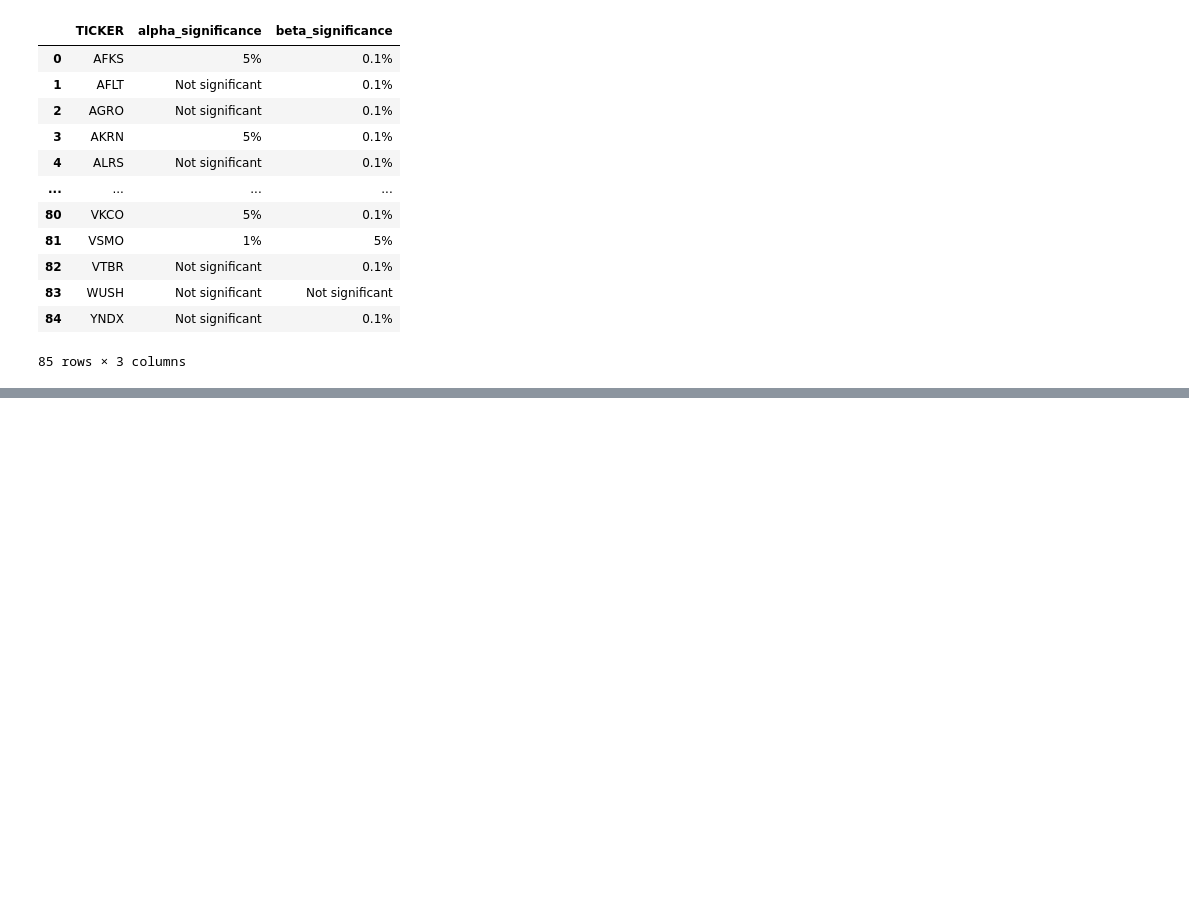
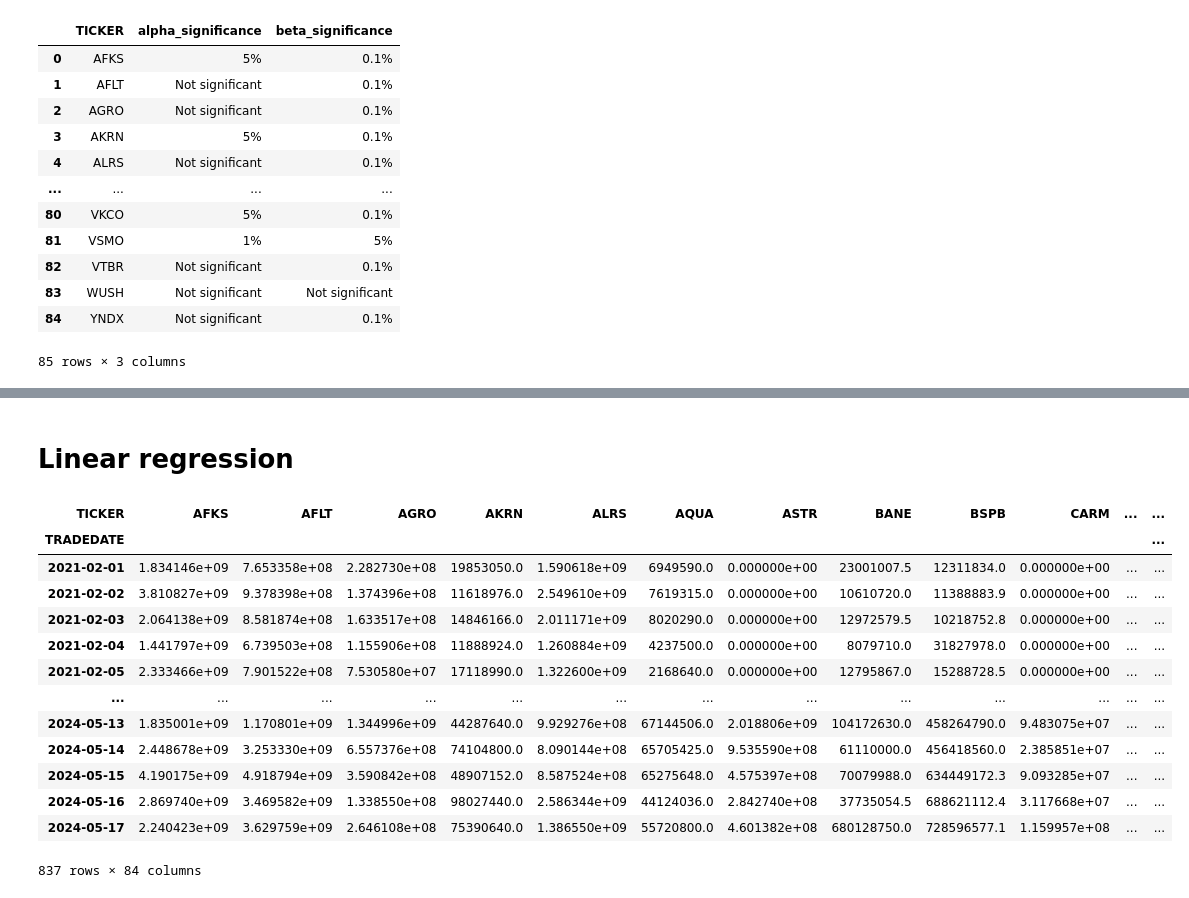
Before and after one commit to someawesomee/Event-study, a Jupyter notebook: analytics.ipynb, the cells around one changed output, grey strips where cells are left out. Drawn from its saved outputs; the diff is of its cells as text; code cells hidden in the pictures; blank space fills up the shorter version.

```diff
--- a/analytics.ipynb
+++ b/analytics.ipynb
@@ -891,0 +1059,2 @@ UnicodeDecodeError: 'utf-8' codec can't decode byte 0xc8 in position 176: invali
+# %% [markdown]
+# Linear regression
@@ -891,0 +1086,26 @@ UnicodeDecodeError: 'utf-8' codec can't decode byte 0xc8 in position 176: invali
+# %%
+df_cap = pd.read_csv('stock_prices_market_cap.csv')
+df_cap = df_cap.loc[df_cap['TRADEDATE']!= 'TRADEDATE']
+df_cap = df_cap[['TRADEDATE', 'TICKER', 'SIZE']]
+df_cap['TRADEDATE'] = pd.to_datetime(df_cap['TRADEDATE'])
+# df_cap = df_cap.drop_duplicates(subset=['TRADEDATE'])
+df_cap = df_cap.dropna()
+df_cap['TRADEDATE'] = pd.to_datetime(df_cap['TRADEDATE'])
+df_cap = df_cap.pivot(index = 'TRADEDATE', columns='TICKER', values = 'SIZE' )
+df_cap = df_cap.fillna(0)
+df_cap
+# %% [output]
+| TICKER | AFKS | AFLT | AGRO | AKRN | ALRS | AQUA | ASTR | BANE | BSPB | CARM | ... | ... |
+| TRADEDATE |  |  |  |  |  |  |  |  |  |  |  | ... |
+| 2021-02-01 | 1.834146e+09 | 7.653358e+08 | 2.282730e+08 | 19853050.0 | 1.590618e+09 | 6949590.0 | 0.000000e+00 | 23001007.5 | 12311834.0 | 0.000000e+00 | ... | ... |
+| 2021-02-02 | 3.810827e+09 | 9.378398e+08 | 1.374396e+08 | 11618976.0 | 2.549610e+09 | 7619315.0 | 0.000000e+00 | 10610720.0 | 11388883.9 | 0.000000e+00 | ... | ... |
+| 2021-02-03 | 2.064138e+09 | 8.581874e+08 | 1.633517e+08 | 14846166.0 | 2.011171e+09 | 8020290.0 | 0.000000e+00 | 12972579.5 | 10218752.8 | 0.000000e+00 | ... | ... |
+| 2021-02-04 | 1.441797e+09 | 6.739503e+08 | 1.155906e+08 | 11888924.0 | 1.260884e+09 | 4237500.0 | 0.000000e+00 | 8079710.0 | 31827978.0 | 0.000000e+00 | ... | ... |
+| 2021-02-05 | 2.333466e+09 | 7.901522e+08 | 7.530580e+07 | 17118990.0 | 1.322600e+09 | 2168640.0 | 0.000000e+00 | 12795867.0 | 15288728.5 | 0.000000e+00 | ... | ... |
+| ... | ... | ... | ... | ... | ... | ... | ... | ... | ... | ... | ... | ... |
+| 2024-05-13 | 1.835001e+09 | 1.170801e+09 | 1.344996e+09 | 44287640.0 | 9.929276e+08 | 67144506.0 | 2.018806e+09 | 104172630.0 | 458264790.0 | 9.483075e+07 | ... | ... |
+| 2024-05-14 | 2.448678e+09 | 3.253330e+09 | 6.557376e+08 | 74104800.0 | 8.090144e+08 | 65705425.0 | 9.535590e+08 | 61110000.0 | 456418560.0 | 2.385851e+07 | ... | ... |
+| 2024-05-15 | 4.190175e+09 | 4.918794e+09 | 3.590842e+08 | 48907152.0 | 8.587524e+08 | 65275648.0 | 4.575397e+08 | 70079988.0 | 634449172.3 | 9.093285e+07 | ... | ... |
+| 2024-05-16 | 2.869740e+09 | 3.469582e+09 | 1.338550e+08 | 98027440.0 | 2.586344e+09 | 44124036.0 | 2.842740e+08 | 37735054.5 | 688621112.4 | 3.117668e+07 | ... | ... |
+| 2024-05-17 | 2.240423e+09 | 3.629759e+09 | 2.646108e+08 | 75390640.0 | 1.386550e+09 | 55720800.0 | 4.601382e+08 | 680128750.0 | 728596577.1 | 1.159957e+08 | ... | ... |
+837 rows × 84 columns
```
Also changed, not shown: parts of 64 cells of this notebook.
